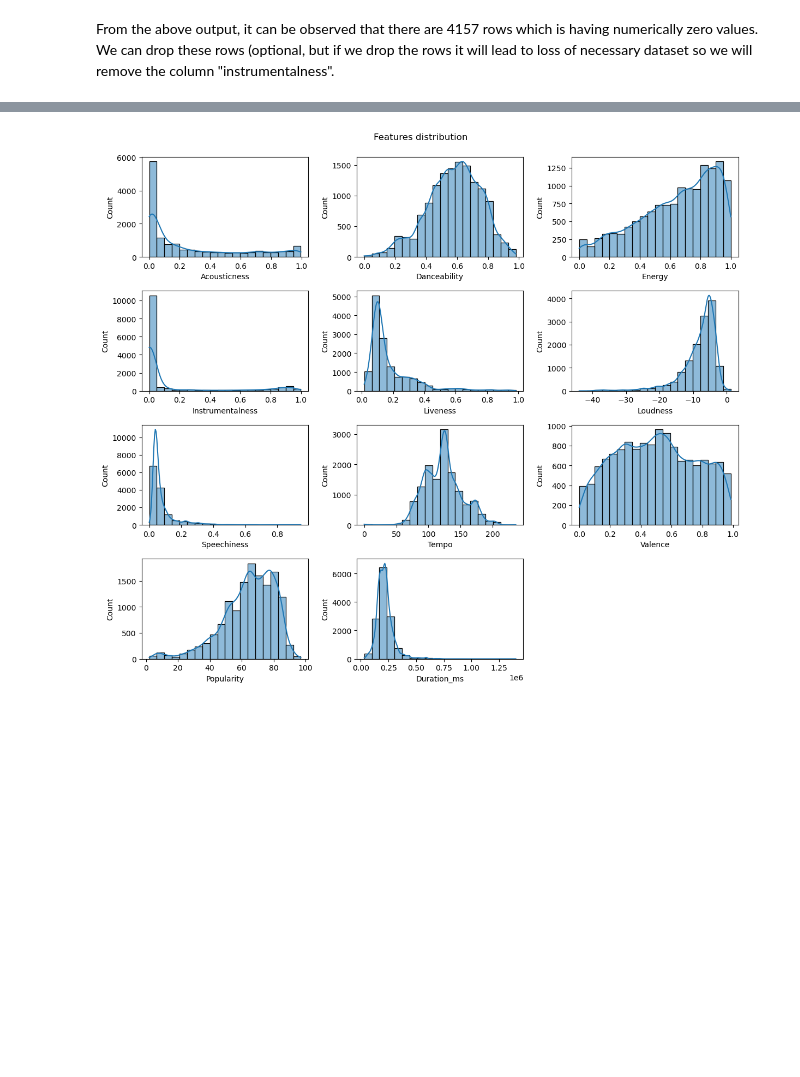
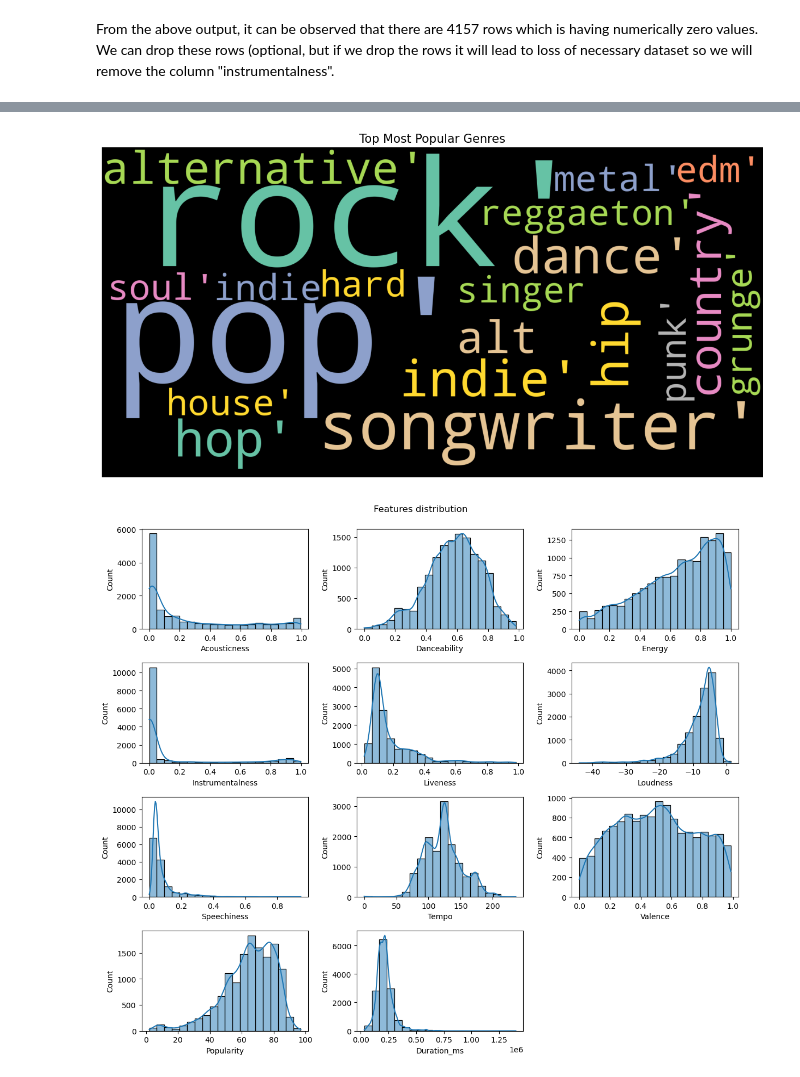
Before and after one commit to bishnusahu23/Song_recommendation, a Jupyter notebook: Song_recommendation.ipynb, the cells around one changed output, grey strips where cells are left out. Cells and saved outputs as stored; diff of their text form; code cells hidden in the pictures; blank space fills up the shorter version.

```diff
--- a/Song_recommendation.ipynb
+++ b/Song_recommendation.ipynb
@@ -217,9 +216,3 @@ After fetching the description of the dataset we see that are 50% null values bu
 # %% [markdown]
 From the above output, it can be observed that there are 4157 rows which is having numerically zero values.
 We can drop these rows (optional, but if we drop the rows it will lead to loss of necessary dataset so we will remove the column "instrumentalness".
-# %%
-# Convert the date column to datetime
-df['release_date'] = pd.to_datetime(df['release_date'],format='ISO8601')
-
-# Extract the year for the visualization purpose
-df['Release_Year'] = df['release_date'].dt.year
@@ -249,0 +219,3 @@ plt.show()
+# %%
+genre = pd.DataFrame(df.groupby('Genre')['Popularity'].mean())
+genre.head()
@@ -250,3 +230,15 @@ plt.show()
+# %%
+top_20_genres_by_popularity = genre.sort_values(by='Popularity',ascending=False).head(20)
+
+
+plt.figure(figsize = (15, 15))
+wordcloud = WordCloud(background_color = 'black', width = 2000,  height = 1000, max_words = 121,colormap='Set2').generate(str(list(top_20_genres_by_popularity.index)))
+plt.imshow(wordcloud)
+plt.axis('off')
+plt.title('Top Most Popular Genres',fontsize = 15)
+plt.show()
+# %% [output]
+[figure, added]
 # %%
 # Feature distributions
 features = ['Acousticness', 'Danceability',
```
Also changed, not shown: parts of 15 cells of this notebook, 2 other files.
